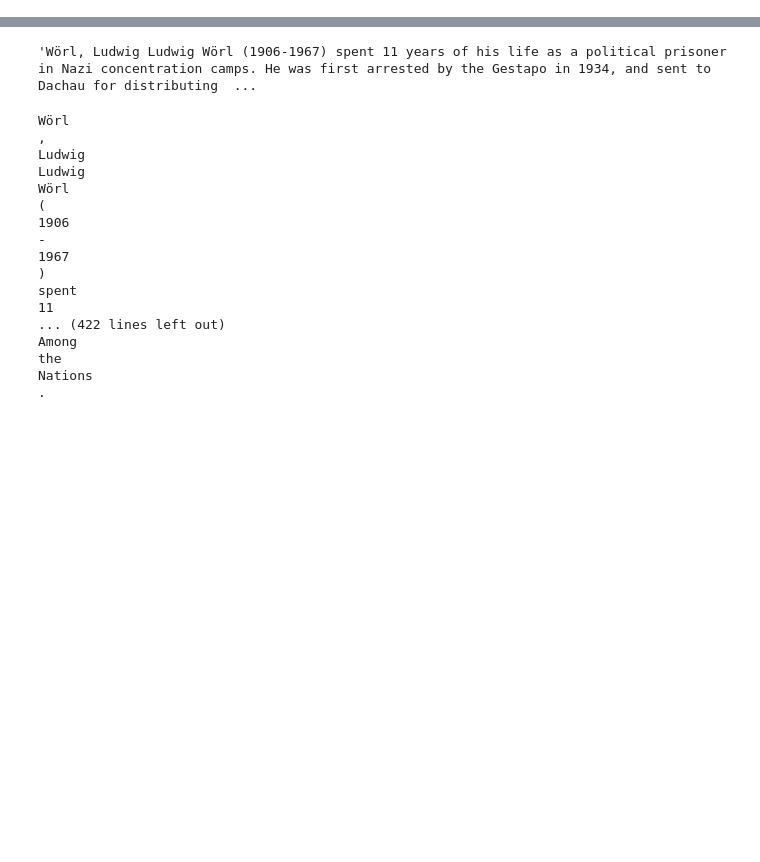
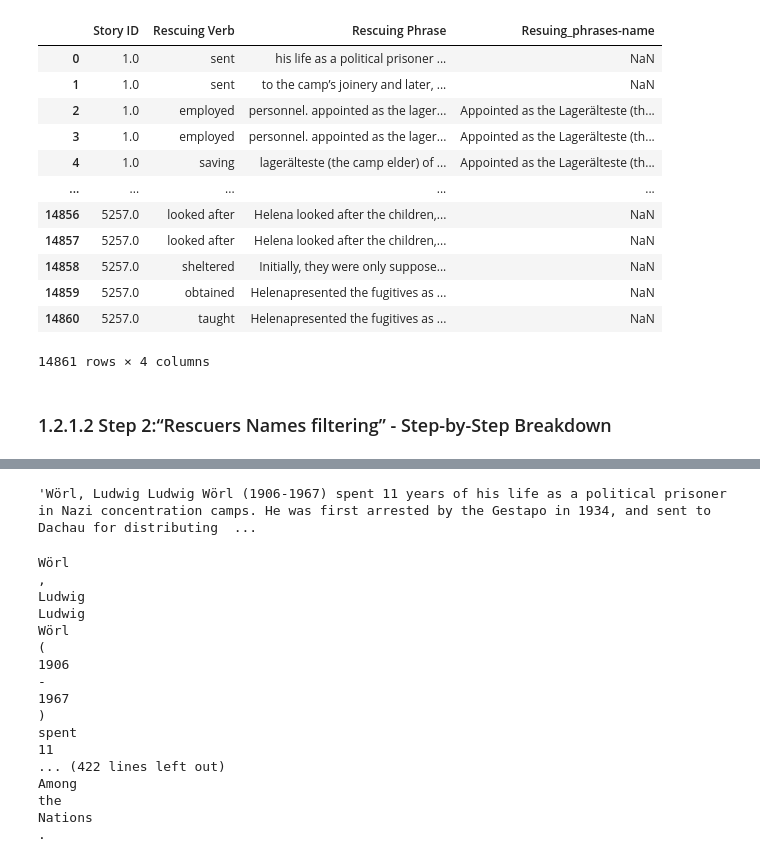
Before and after one commit to katieminjoo/Coref-NER, a Jupyter notebook: project_1.ipynb, the cells around one changed output, grey strips where cells are left out. Drawn from its saved outputs; the diff is of its cells as text; code cells hidden in the pictures; blank space fills up the shorter version.

```diff
--- a/project_1.ipynb
+++ b/project_1.ipynb
@@ -121,0 +258,3 @@ NameError: name 'spacy' is not defined
+# %%
+# Table 2 (lexicon)
+table_2 = pd.read_excel('./data/Final_Lexicon_Updated.xlsx')
@@ -121,0 +277,3 @@ NameError: name 'spacy' is not defined
+# %%
+#Table3
+table_3 = pd.DataFrame(columns = ['Story ID','Rescuing Verb', 'Resuing_phrases-name'])
@@ -121,0 +375,20 @@ NameError: name 'spacy' is not defined
+# %%
+# Table_4 (Merge table_2 and table_3)
+# table_4: Complete Lexicon Structure Example
+table_4 = pd.merge(table_2, table_3, how = 'left', on = ['Story ID','Rescuing Verb'])
+# %%
+table_4
+# %% [output]
+|  | Story ID | Rescuing Verb | Rescuing Phrase | Resuing_phrases-name |
+| 0 | 1.0 | sent | his life as a political prisoner ... | NaN |
+| 1 | 1.0 | sent | to the camp’s joinery and later, ... | NaN |
+| 2 | 1.0 | employed | personnel. appointed as the lager... | Appointed as the Lagerälteste (th... |
+| 3 | 1.0 | employed | personnel. appointed as the lager... | Appointed as the Lagerälteste (th... |
+| 4 | 1.0 | saving | lagerälteste (the camp elder) of ... | Appointed as the Lagerälteste (th... |
+| ... | ... | ... | ... | ... |
+| 14856 | 5257.0 | looked after | Helena looked after the children,... | NaN |
+| 14857 | 5257.0 | looked after | Helena looked after the children,... | NaN |
+| 14858 | 5257.0 | sheltered | Initially, they were only suppose... | NaN |
+| 14859 | 5257.0 | obtained | Helenapresented the fugitives as ... | NaN |
+| 14860 | 5257.0 | taught | Helenapresented the fugitives as ... | NaN |
+14861 rows × 4 columns
@@ -121,0 +397,2 @@ NameError: name 'spacy' is not defined
+# %% [markdown]
+### 1.2.1.2 Step 2:“Rescuers Names filtering” - Step-by-Step Breakdown
```
Also changed, not shown: parts of 51 cells of this notebook, 1 other file.
